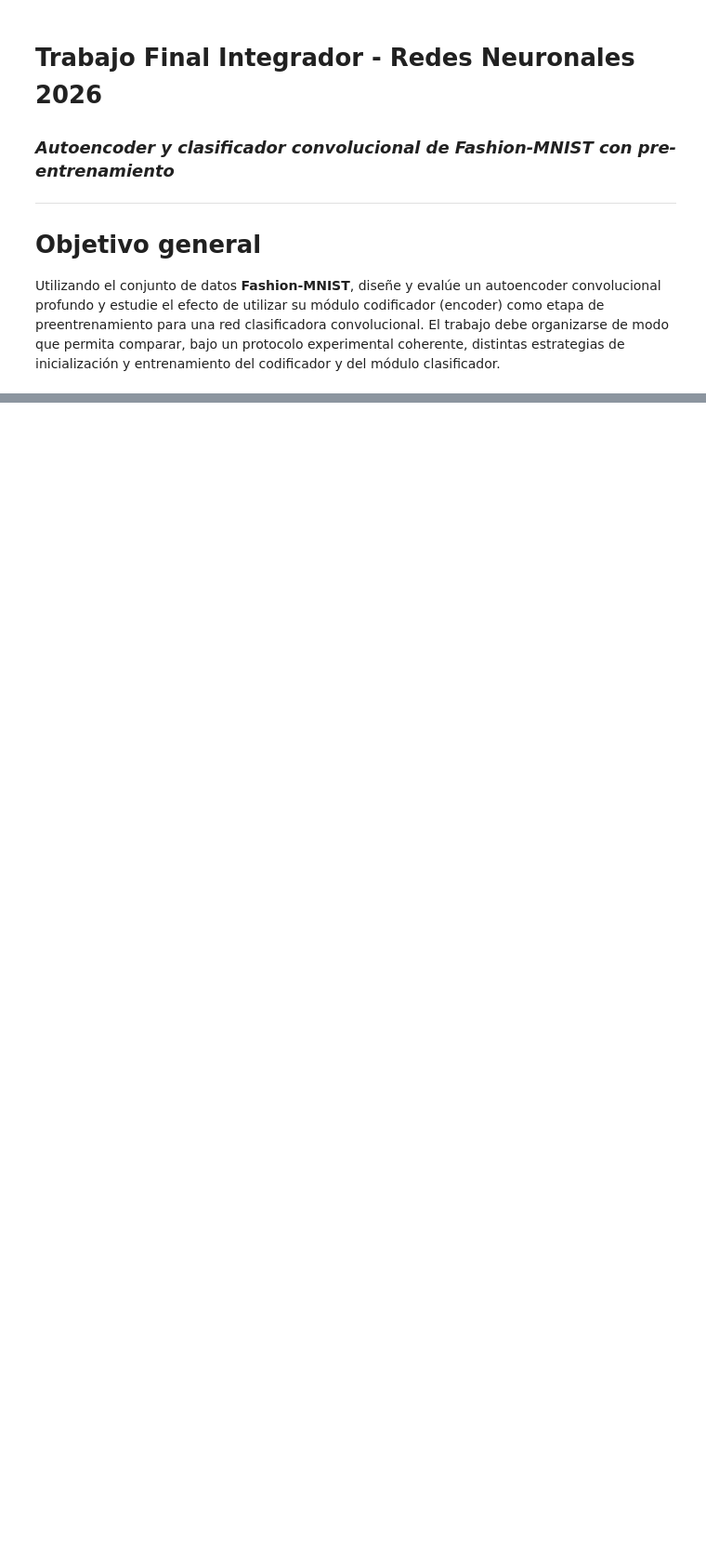
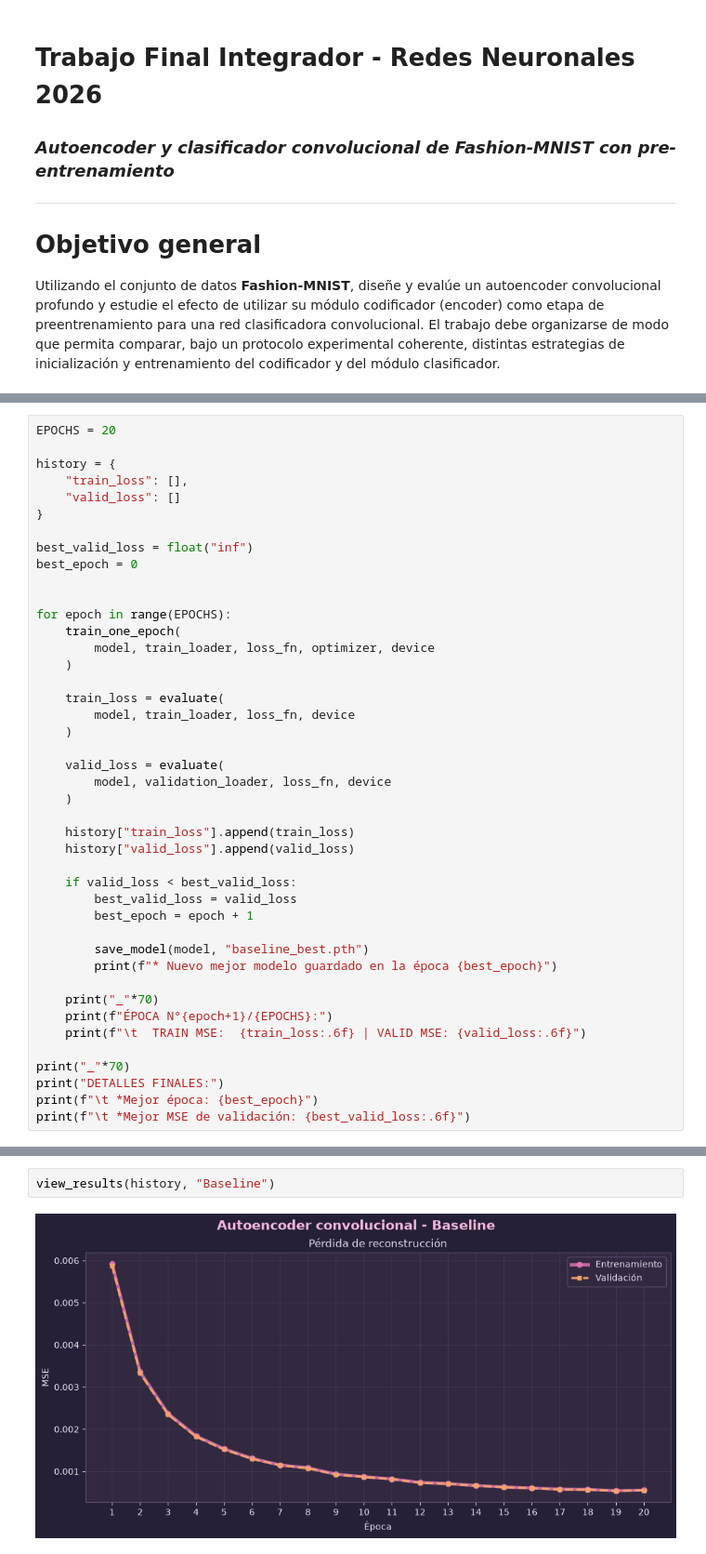
Before and after one commit to alvaro-mediina/redes-neuronales-tp-final, a Jupyter notebook: tp-final.ipynb, the cells around one changed output, grey strips where cells are left out. Shown at 93% size. Cells and saved outputs as stored; diff of their text form; blank space fills up the shorter version.

```diff
--- a/tp-final.ipynb
+++ b/tp-final.ipynb
@@ -71,0 +332,43 @@ print("Test:", len(test_set))
+# %%
+EPOCHS = 20
+
+history = {
+    "train_loss": [],
+    "valid_loss": []
+}
+
+best_valid_loss = float("inf")
+best_epoch = 0
+
+
+for epoch in range(EPOCHS):
+    train_one_epoch(
+        model, train_loader, loss_fn, optimizer, device
+    )
+
+    train_loss = evaluate(
+        model, train_loader, loss_fn, device
+    )
+
+    valid_loss = evaluate(
+        model, validation_loader, loss_fn, device
+    )
+
+    history["train_loss"].append(train_loss)
+    history["valid_loss"].append(valid_loss)
+
+    if valid_loss < best_valid_loss:
+        best_valid_loss = valid_loss
+        best_epoch = epoch + 1
+
+        save_model(model, "baseline_best.pth")
+        print(f"* Nuevo mejor modelo guardado en la época {best_epoch}")
+
+    print("_"*70)
+    print(f"ÉPOCA N°{epoch+1}/{EPOCHS}:")
+    print(f"\t  TRAIN MSE:  {train_loss:.6f} | VALID MSE: {valid_loss:.6f}")
+
+print("_"*70)
+print("DETALLES FINALES:")
+print(f"\t *Mejor época: {best_epoch}")
+print(f"\t *Mejor MSE de validación: {best_valid_loss:.6f}")
@@ -71,0 +471,4 @@ print("Test:", len(test_set))
+# %%
+view_results(history, "Baseline")
+# %% [output]
+[figure, added]
```
Also changed, not shown: parts of 81 cells of this notebook, 6 other files.
